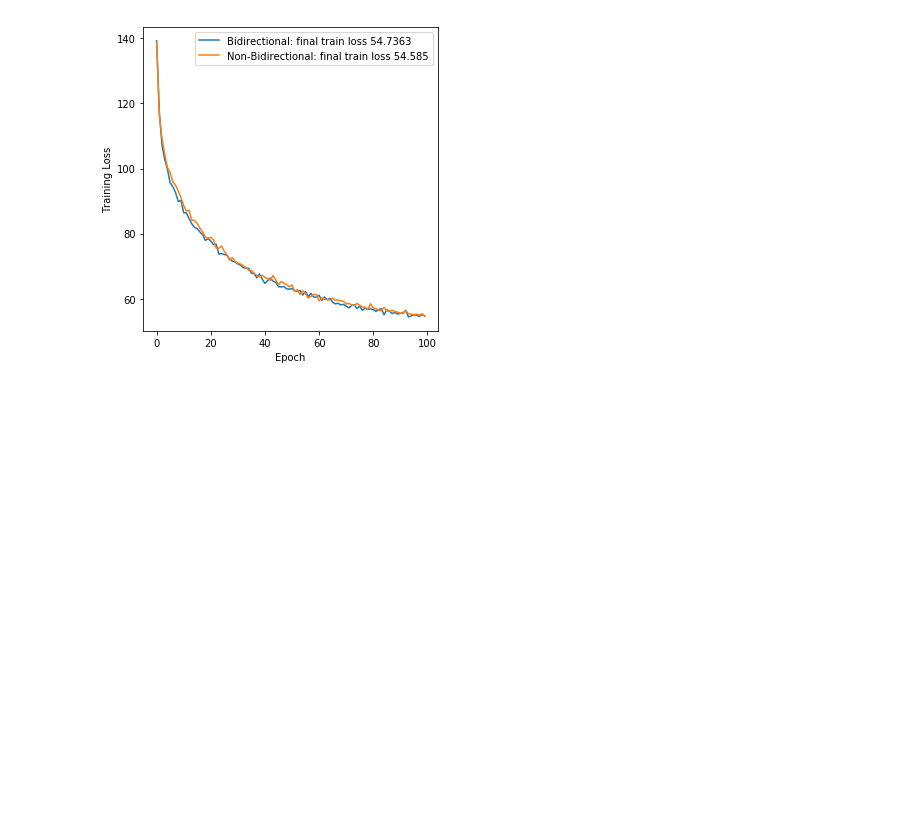
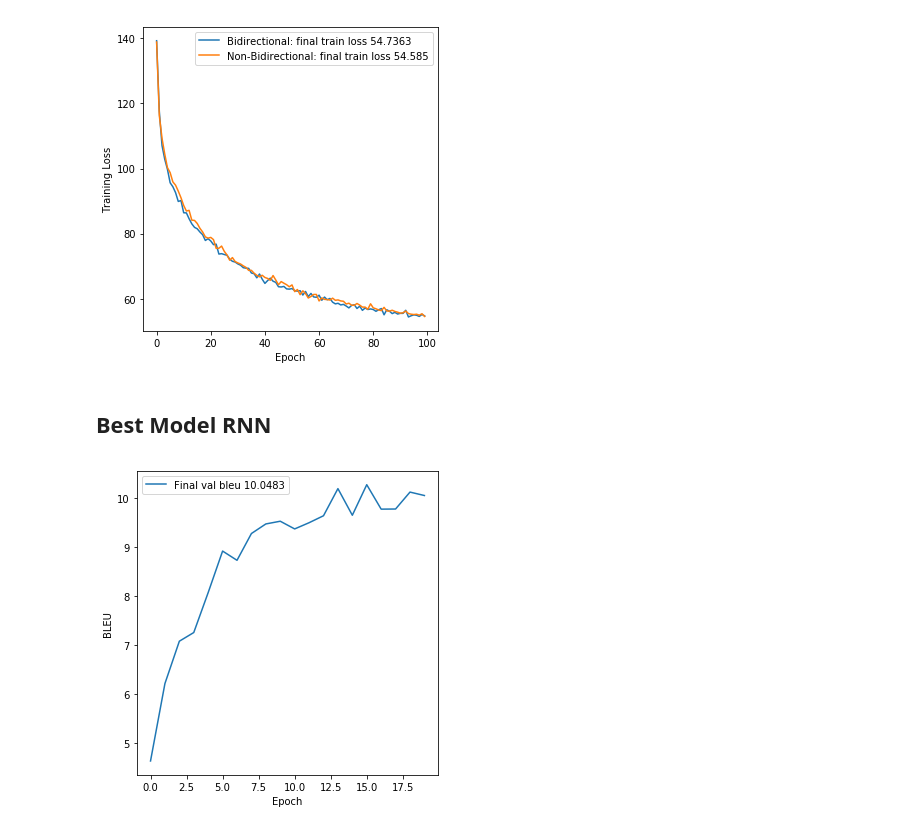
Before and after one commit to tp823/DSGA1011-Translation-Estimation--Station, a Jupyter notebook: Plotting results- BLEU and Training Loss.ipynb, the cells around one changed output. Saved outputs shown, nothing was run; the diff lists cells and outputs as text; code cells hidden in the pictures; blank space fills up the shorter version.

Commit message:
adding in best RNN vi model

```diff
--- a/Plotting results- BLEU and Training Loss.ipynb
+++ b/Plotting results- BLEU and Training Loss.ipynb
@@ -399,3 +399,24 @@ plt.savefig('results/rnn_vi_bd_loss.png', dpi=300)
 plt.show()
 # %% [output]
 [figure]
+# %% [markdown]
+## Best Model RNN
+# %%
+with open('model/rnn-vi-top-model/_accuracy.p', 'rb') as pickle_file:
+    content = pickle.load(pickle_file)
+df_top = pd.DataFrame(content).T
+df_top.columns=['index', 'train_loss', 'BLEU']
+df_top = df_top.set_index('index')
+# %%
+value = round(df_top.BLEU.iloc[-1], 4)
+value = ["Final val bleu "+str(value)]
+fig = plt.figure(figsize = (5,5))
+
+plt.plot(df_top.BLEU)
+plt.xlabel("Epoch")
+plt.ylabel("BLEU")
+plt.legend(value, loc='best')
+plt.tight_layout()
+plt.show()
+# %% [output]
+[figure, added]
```
Also changed, not shown: 3 other files.
